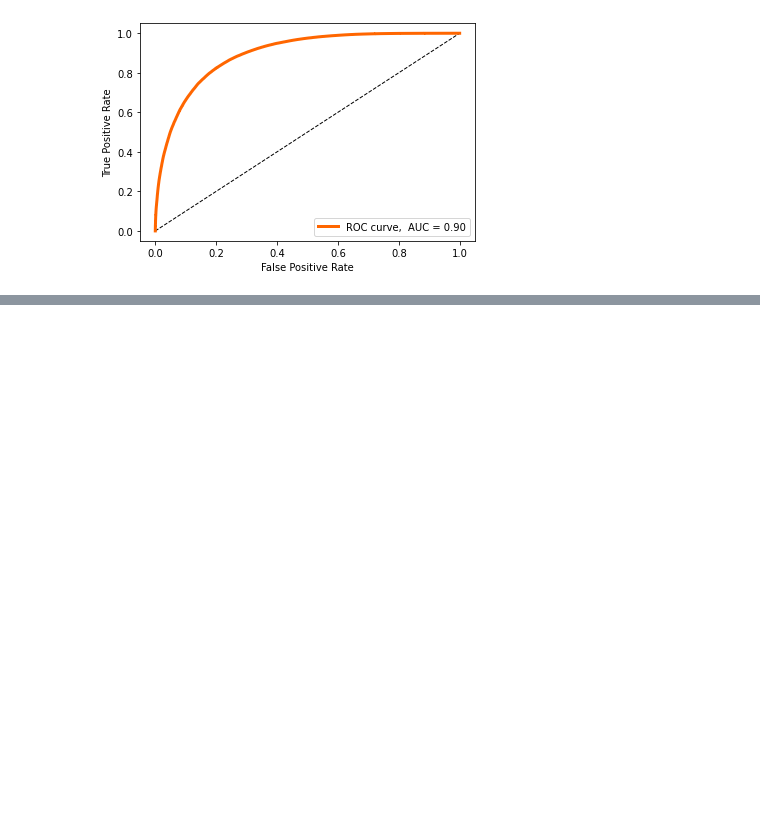
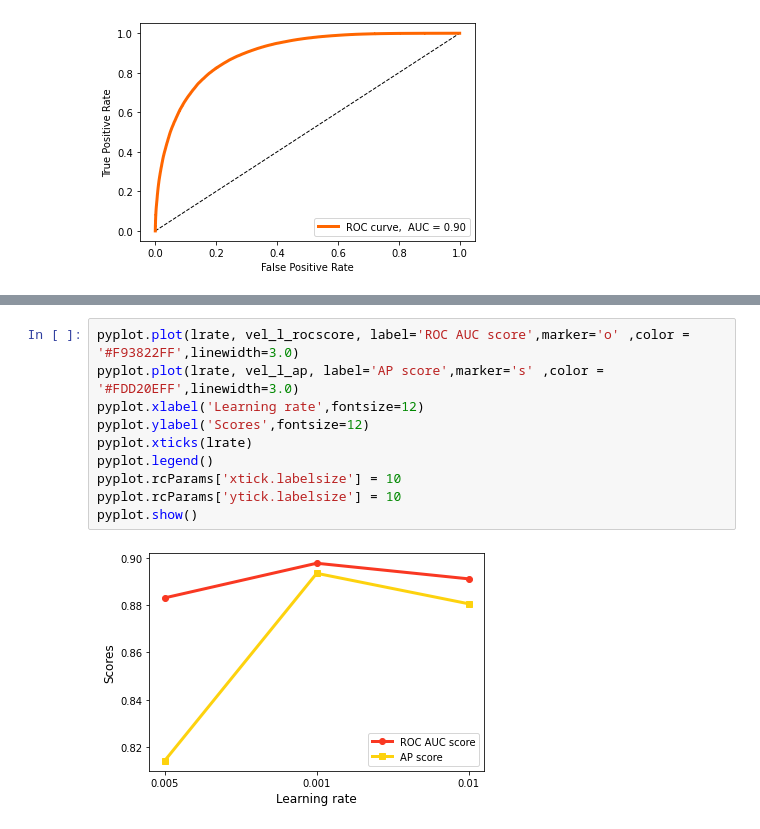
Before and after one commit to vishvapalsinh/Protein-protein-interaction-yeast, a Jupyter notebook: PPI_Yeast.ipynb, the cells around one changed output, grey strips where cells are left out. Drawn from its saved outputs; the diff is of its cells as text; blank space fills up the shorter version.

```diff
--- a/PPI_Yeast.ipynb
+++ b/PPI_Yeast.ipynb
@@ -546,0 +618,12 @@ Now we are fetching values for those different hyperparameters and plotting <b>P
+# %%
+pyplot.plot(lrate, vel_l_rocscore, label='ROC AUC score',marker='o' ,color = '#F93822FF',linewidth=3.0)
+pyplot.plot(lrate, vel_l_ap, label='AP score',marker='s' ,color = '#FDD20EFF',linewidth=3.0)
+pyplot.xlabel('Learning rate',fontsize=12)
+pyplot.ylabel('Scores',fontsize=12)
+pyplot.xticks(lrate)
+pyplot.legend()
+pyplot.rcParams['xtick.labelsize'] = 10
+pyplot.rcParams['ytick.labelsize'] = 10
+pyplot.show()
+# %% [output]
+[figure, added]
```
Also changed, not shown: parts of 17 cells of this notebook.
